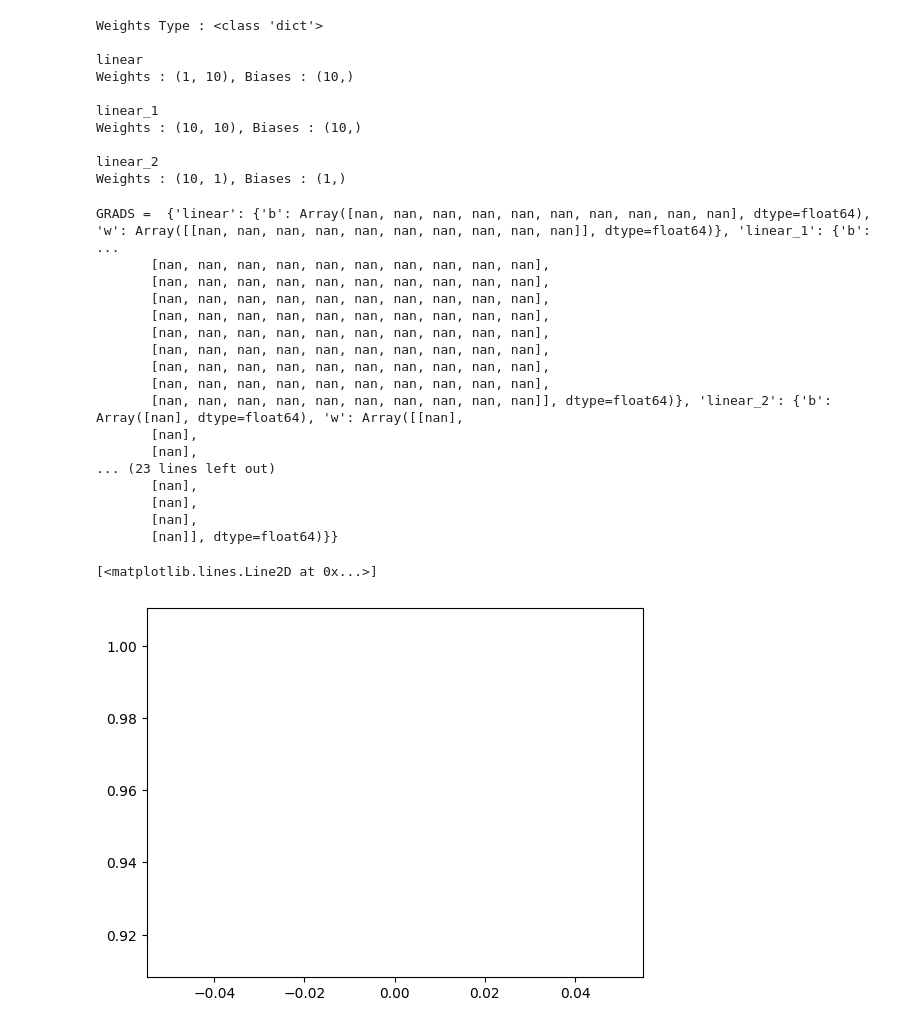
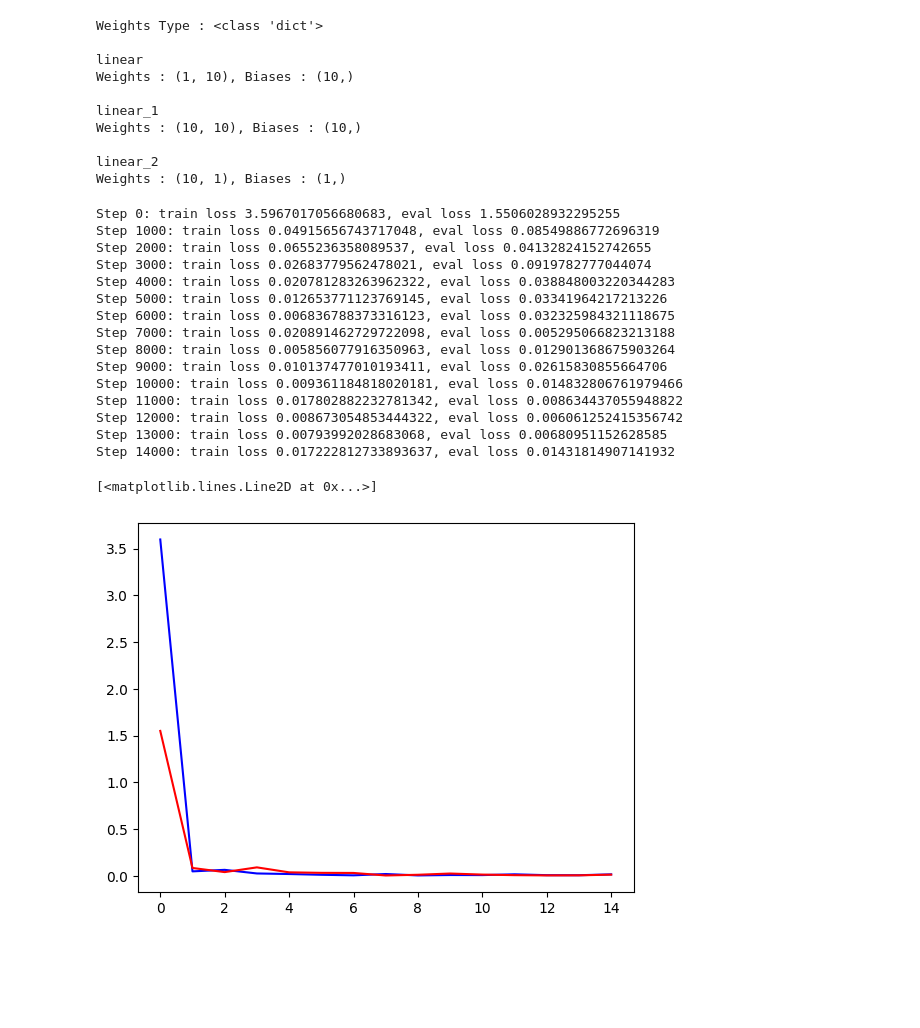
Before and after one commit to jakedorman64/internship, a Jupyter notebook: ODE_Regression_with_Haiku.ipynb, the cells around one changed output. Cells and saved outputs as stored; diff of their text form; code cells hidden in the pictures; blank space fills up the shorter version.

```diff
--- a/ODE_Regression_with_Haiku.ipynb
+++ b/ODE_Regression_with_Haiku.ipynb
@@ -64,5 +72,6 @@ plt.plot(fine_inputs, fine_inputs + sin(fine_inputs), lw=0.5, color='blue')
 # %%
-# Store our normalisation values for later:
+# When integrating, we need an initial condition. Normalising makes (0, 0) no longer in the line so instead we can use (x_init, y_init) as the initial condition.
+
 x_mean = jnp.mean(x_truth)
 x_std = jnp.std(x_truth)
 y_mean = jnp.mean(y_truth)
@@ -72,7 +81,9 @@ x_truth = (x_truth - x_mean) / x_std
 y_truth = (y_truth - y_mean) / y_std
 
 # When integrating, we need an initial condition. Normalising makes (0, 0) no longer in the line so instead we can use (0, y_centre) as the initial condition.
-y_centre = (sin(x_mean) + x_mean - y_mean)/ y_std
+x = - 0.5
+x_init = (x - x_mean) / x_std
+y_init = (sin(x) + x - y_mean)/ y_std
 
 # Split the data:
 x_train, x_test, y_train, y_test = train_test_split(x_truth, y_truth, random_state=42)
@@ -147,9 +158,17 @@ def dy_dx(y, x, weights):
 def MeanSquaredErrorLoss(weights, batch):
   # Create the predictions of the y values.
   # This adds our initial value, 0, for when we solve the ode.
-  xsteps = jnp.insert(batch[0], 0, y_centre).flatten()
 
-  preds = odeint(dy_dx, y_centre, xsteps, weights)
+  xsteps = batch[0].flatten()
+  p = xsteps.argsort()
+  xsteps = xsteps[p]
+  ybatch = batch[1][p]
+  xsteps = jnp.insert(xsteps, 0, x_init)
+  #print("ybatch = ", ybatch)
+  #print("batch[1] = ", batch[1])
+
+
+  preds = odeint(dy_dx, y_init, xsteps, weights)
 
   # This removes the fact that it is an array of arrays. Also, we do not need the initial value of 0.
   preds = preds.squeeze()[1:]
@@ -160,7 +179,7 @@ def MeanSquaredErrorLoss(weights, batch):
   # print("PREDS = ", preds)
   #print("BATCH[1] = ", batch[1])
   # print("OUTPUT = ", jnp.power(batch[1] - preds, 2).mean())
-  return jnp.power(batch[1] - preds, 2).mean()
+  return jnp.power(ybatch - preds, 2).mean()
 # %%
 @jit
 def update(state: TrainingState, batch: Batch) -> TrainingState:
@@ -208,41 +227,39 @@ Weights : (10, 1), Biases : (1,)
 # %%
 # Training & evaluation loop.
 train_loss_list = []
 val_loss_list = []
 for step in range(gradient_updates):
   # Do stochastic gradient descent on a batch of training examples.
   state = update(state, next(train_dataset))
 
   # This is temporary, for debugging.
-  if step == 1:
-    break
+  # if step == 1:
+  #   break
   # Print the training and evaluation loss every 1000 time steps.
   if step % 1000 == 0:
     train_loss_list.append(MeanSquaredErrorLoss(state.params, next(train_dataset)))
     val_loss_list.append(MeanSquaredErrorLoss(state.params, next(eval_dataset)))
     print("Step {}: train loss {}, eval loss {}".format(step, train_loss_list[-1], val_loss_list[-1]))
 
 plt.plot(train_loss_list, color="b")
 plt.plot(val_loss_list, color="red")
 # %% [output]
-GRADS =  {'linear': {'b': Array([nan, nan, nan, nan, nan, nan, nan, nan, nan, nan], dtype=float64), 'w': Array([[nan, nan, nan, nan, nan, nan, nan, nan, nan, nan]], dtype=float64)}, 'linear_1': {'b':  ...
-       [nan, nan, nan, nan, nan, nan, nan, nan, nan, nan],
-       [nan, nan, nan, nan, nan, nan, nan, nan, nan, nan],
-       [nan, nan, nan, nan, nan, nan, nan, nan, nan, nan],
-       [nan, nan, nan, nan, nan, nan, nan, nan, nan, nan],
-       [nan, nan, nan, nan, nan, nan, nan, nan, nan, nan],
-       [nan, nan, nan, nan, nan, nan, nan, nan, nan, nan],
-       [nan, nan, nan, nan, nan, nan, nan, nan, nan, nan],
-       [nan, nan, nan, nan, nan, nan, nan, nan, nan, nan],
-       [nan, nan, nan, nan, nan, nan, nan, nan, nan, nan]], dtype=float64)}, 'linear_2': {'b': Array([nan], dtype=float64), 'w': Array([[nan],
-       [nan],
-       [nan],
-... (23 lines left out)
-       [nan],
-       [nan],
-       [nan],
-       [nan]], dtype=float64)}}
+Step 0: train loss 3.5967017056680683, eval loss 1.5506028932295255
+Step 1000: train loss 0.04915656743717048, eval loss 0.08549886772696319
+Step 2000: train loss 0.0655236358089537, eval loss 0.04132824152742655
+Step 3000: train loss 0.02683779562478021, eval loss 0.0919782777044074
+Step 4000: train loss 0.020781283263962322, eval loss 0.038848003220344283
+Step 5000: train loss 0.012653771123769145, eval loss 0.03341964217213226
+Step 6000: train loss 0.006836788373316123, eval loss 0.032325984321118675
+Step 7000: train loss 0.020891462729722098, eval loss 0.005295066823213188
+Step 8000: train loss 0.005856077916350963, eval loss 0.012901368675903264
+Step 9000: train loss 0.010137477010193411, eval loss 0.02615830855664706
+Step 10000: train loss 0.009361184818020181, eval loss 0.014832806761979466
+Step 11000: train loss 0.017802882232781342, eval loss 0.008634437055948822
+Step 12000: train loss 0.008673054853444322, eval loss 0.006061252415356742
+Step 13000: train loss 0.00793992028683068, eval loss 0.00680951152628585
+Step 14000: train loss 0.017222812733893637, eval loss 0.01431814907141932
 [<matplotlib.lines.Line2D at 0x...>]
-[figure, old version]
+[figure, new version]
 # %%
  # Graph our prediction against the actual curve and the testing data
```
Also changed, not shown: parts of 5 cells of this notebook.
